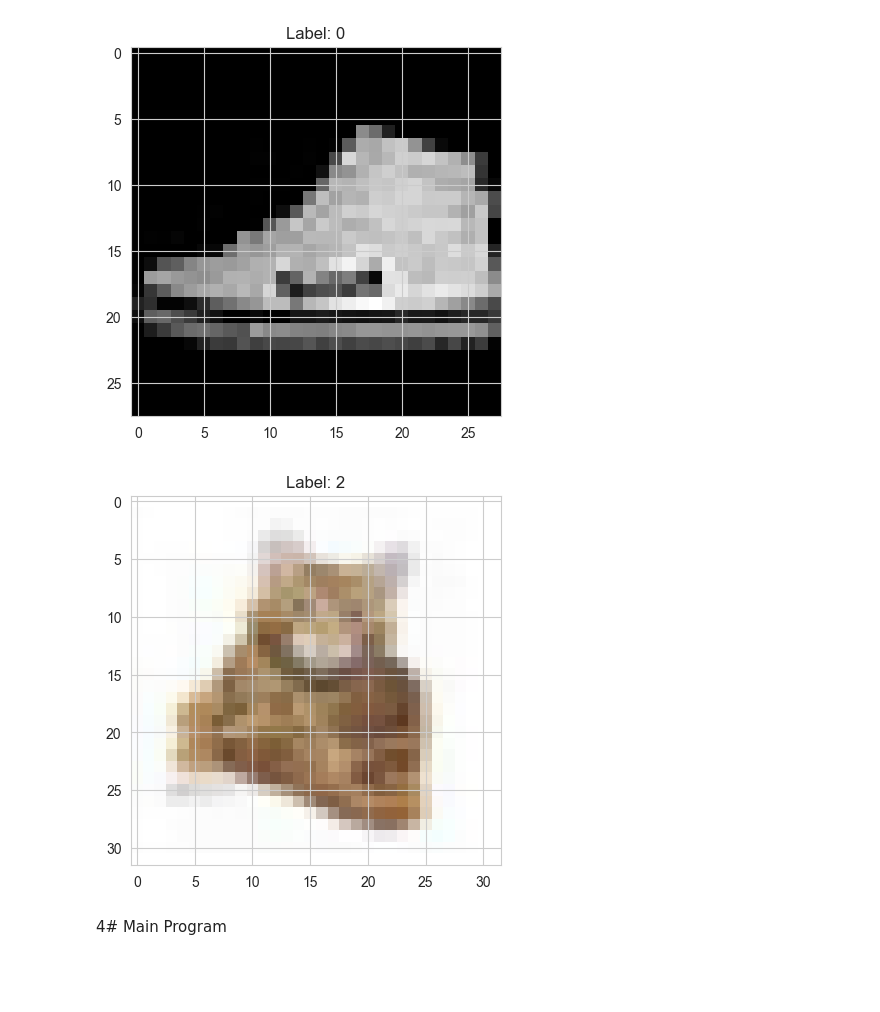
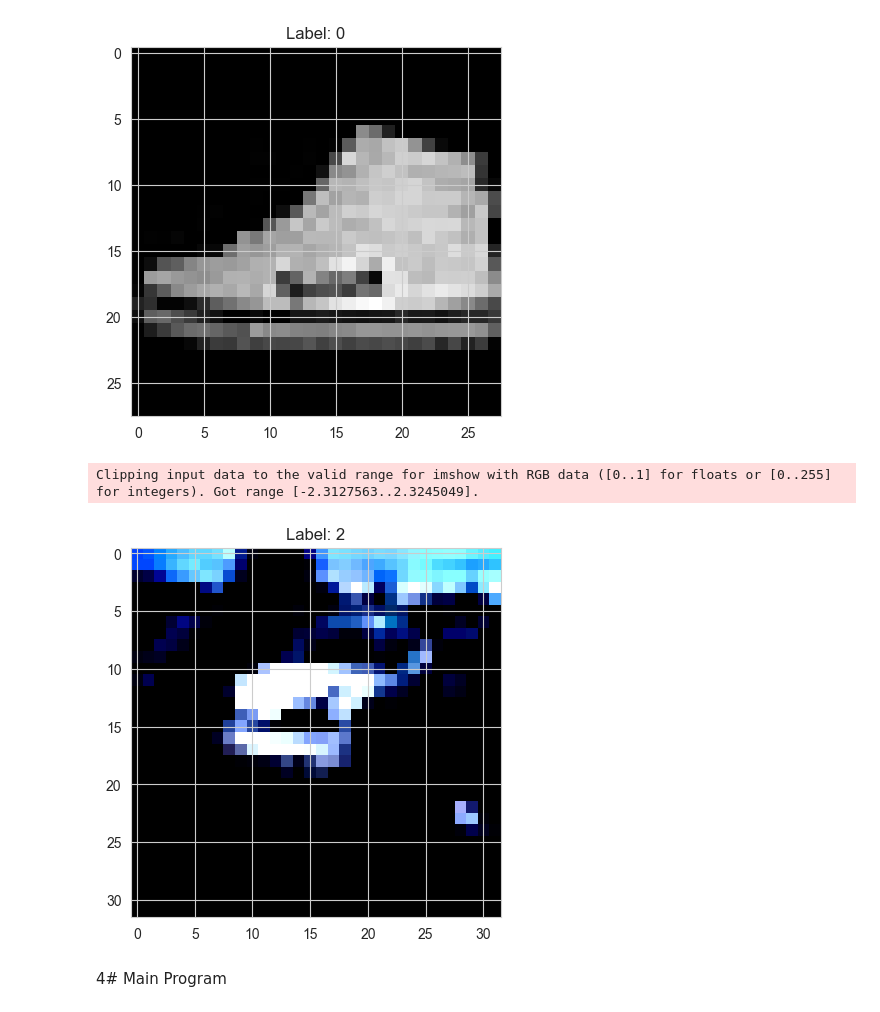
Before and after one commit to NTRICO/comp5328-Assign2, a Jupyter notebook: cycle-consistency_regularization.ipynb, the cells around one changed output. Saved outputs shown, nothing was run; the diff lists cells and outputs as text; code cells hidden in the pictures; blank space fills up the shorter version.

```diff
--- a/cycle-consistency_regularization.ipynb
+++ b/cycle-consistency_regularization.ipynb
@@ -35,23 +39,30 @@ def load_dataset(file_path, val_ratio=0.2, random_state=42):
 
 def reshape_mnist(*arrays):
     reshaped = []
+
     for arr in arrays:
         if arr.ndim == 1:
             arr = torch.tensor(arr, dtype=torch.long)
         elif arr.ndim >= 2:
             arr = arr.reshape(-1, 1, 28, 28)
             arr = torch.tensor(arr, dtype=torch.float32) / 255.0
+            mean = torch.tensor(0.1307, dtype=torch.float32).view(1, 1, 1)
+            std  = torch.tensor(0.3081, dtype=torch.float32).view(1, 1, 1)
+            arr = (arr - mean) / std
         reshaped.append(arr)
     return tuple(reshaped)
 
 def reshape_cifar(*arrays):
     reshaped = []
+    mean = torch.tensor([0.4914, 0.4822, 0.4465], dtype=torch.float32).view(3, 1, 1)
+    std  = torch.tensor([0.2023, 0.1994, 0.2010], dtype=torch.float32).view(3, 1, 1)
     for arr in arrays:
         if arr.ndim == 1:
             arr = torch.tensor(arr, dtype=torch.long)
         elif arr.ndim >= 2:
             arr = np.transpose(arr, (0, 3, 1, 2))
             arr = torch.tensor(arr, dtype=torch.float32) / 255.0
+            arr = (arr - mean) / std
         reshaped.append(arr)
     return tuple(reshaped)
 # %%
@@ -75,11 +86,12 @@ plt.show()
 [figure]
 # %%
 # CIFAR data checking
-plt.imshow(np.transpose(Xtr_cifar[50], (1, -1, 0)))
+plt.imshow(np.transpose(Xtr_cifar[514], (1, -1, 0)))
 plt.title(f"Label: {Str_cifar[0]}")
 plt.show()
 # %% [output]
+Clipping input data to the valid range for imshow with RGB data ([0..1] for floats or [0..255] for integers). Got range [-2.3127563..2.3245049].
-[figure, old version]
+[figure, new version]
 # %% [markdown]
 4# Main Program
 # %% [markdown]
```
Also changed, not shown: parts of 8 cells of this notebook.
